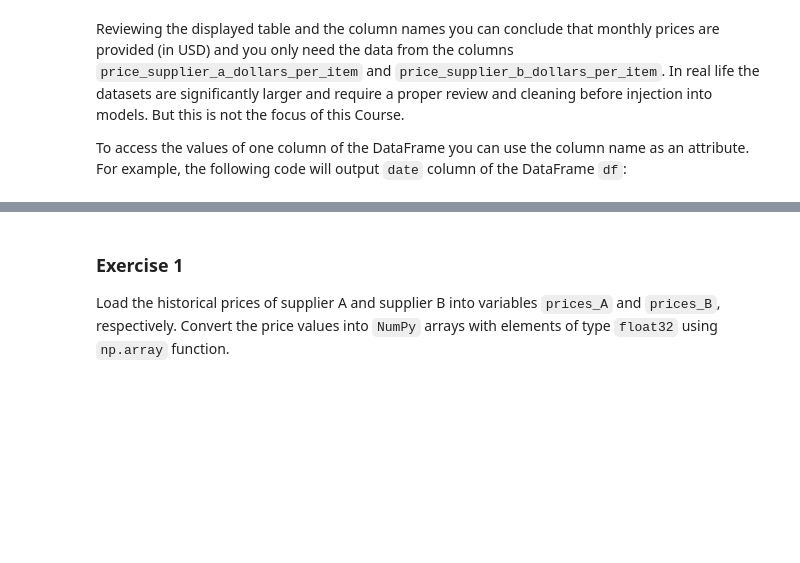
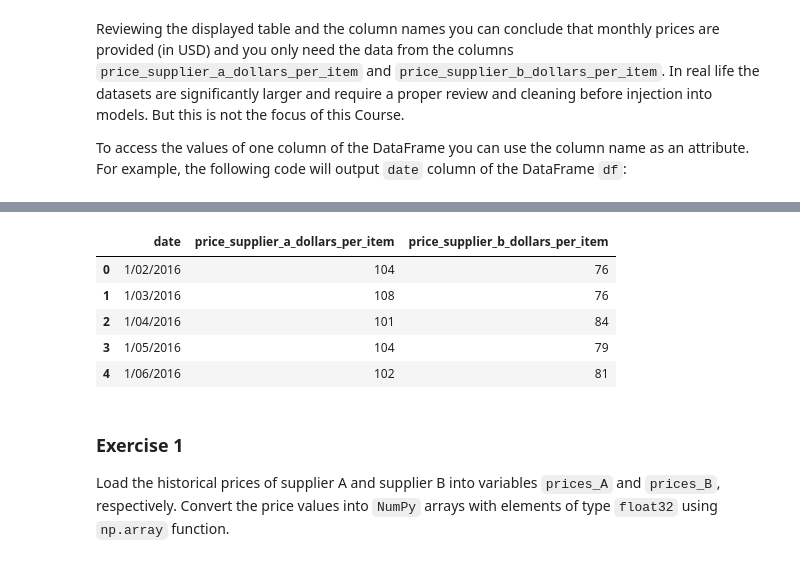
Before and after one commit to LoyumM/Mathematics-for-Machine-Learning-and-Data-Science-Specialization, a Jupyter notebook: Calculus for Machine Learning and Data Science/C2_W1_Assignment.ipynb, the cells around one changed output, grey strips where cells are left out. Drawn from its saved outputs; the diff is of its cells as text; code cells hidden in the pictures; blank space fills up the shorter version.

```diff
--- a/Calculus for Machine Learning and Data Science/C2_W1_Assignment.ipynb
+++ b/Calculus for Machine Learning and Data Science/C2_W1_Assignment.ipynb
@@ -111,3 +153,12 @@ df.date
+# %%
+df.head()
+# %% [output]
+|  | date | price_supplier_a_dollars_per_item | price_supplier_b_dollars_per_item |
+| 0 | 1/02/2016 | 104 | 76 |
+| 1 | 1/03/2016 | 108 | 76 |
+| 2 | 1/04/2016 | 101 | 84 |
+| 3 | 1/05/2016 | 104 | 79 |
+| 4 | 1/06/2016 | 102 | 81 |
 # %% [markdown]
 <a name='ex01'></a>
 ### Exercise 1
```
Also changed, not shown: parts of 20 cells of this notebook.
